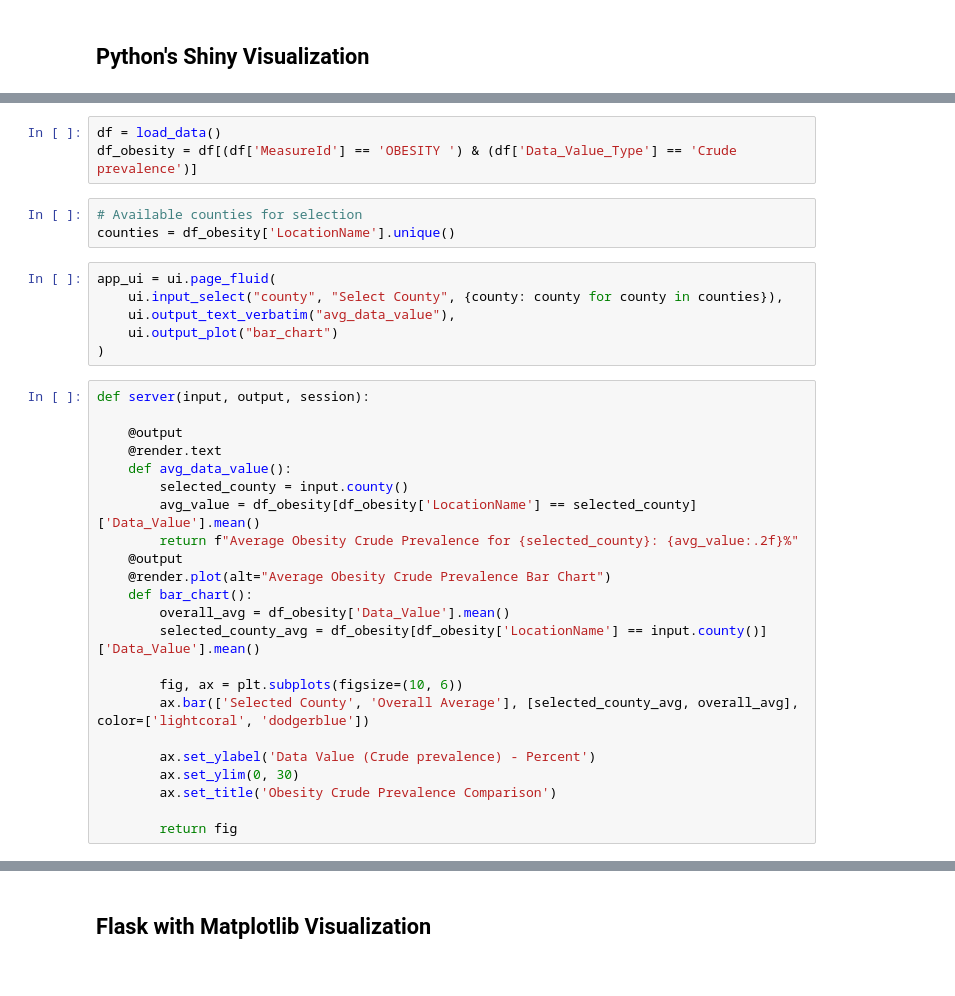
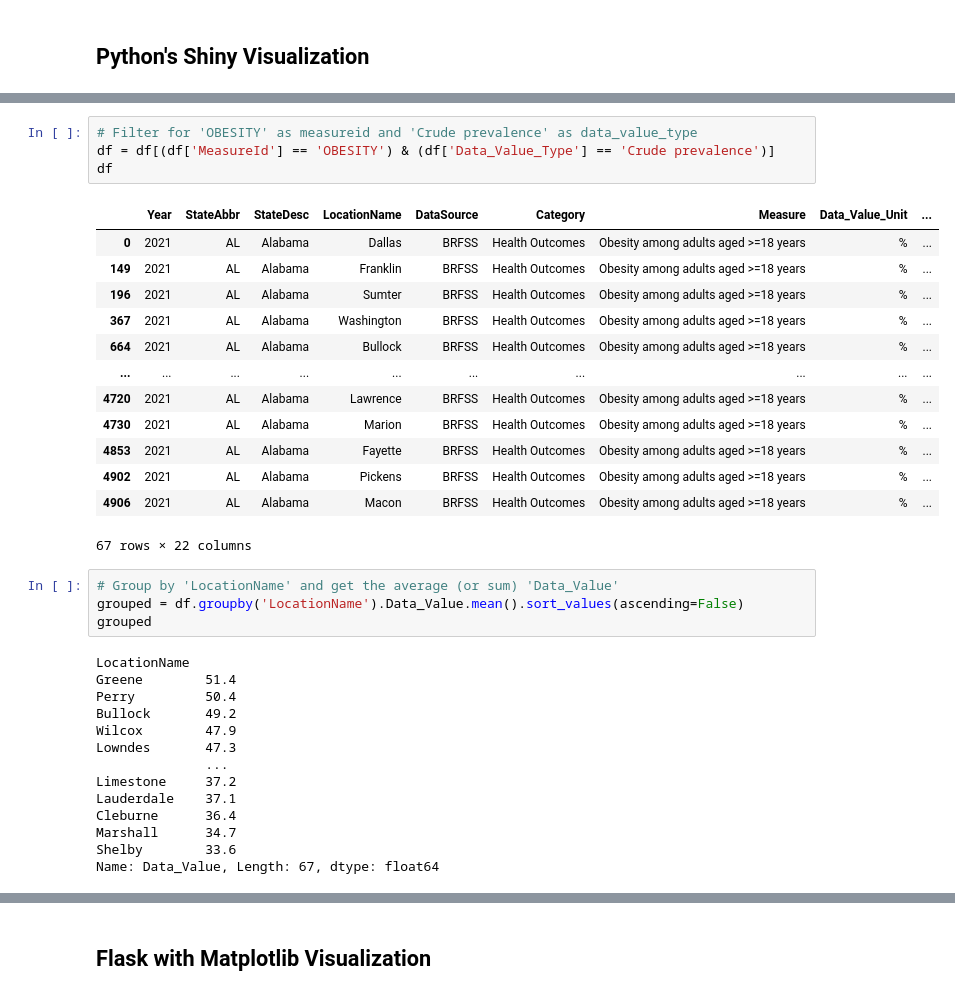
Before and after one commit to Alyssasorensen/datasci_4_web_viz, a Jupyter notebook: datasci_4_web_viz.ipynb, the cells around one changed output, grey strips where cells are left out. Drawn from its saved outputs; the diff is of its cells as text.

```diff
--- a/datasci_4_web_viz.ipynb
+++ b/datasci_4_web_viz.ipynb
@@ -36,35 +82,36 @@ def load_data():
 # %%
-df = load_data()
-df_obesity = df[(df['MeasureId'] == 'OBESITY ') & (df['Data_Value_Type'] == 'Crude prevalence')]
+# Filter for 'OBESITY' as measureid and 'Crude prevalence' as data_value_type
+df = df[(df['MeasureId'] == 'OBESITY') & (df['Data_Value_Type'] == 'Crude prevalence')]
+df
+# %% [output]
+|  | Year | StateAbbr | StateDesc | LocationName | DataSource | Category | Measure | Data_Value_Unit | ... |
+| 0 | 2021 | AL | Alabama | Dallas | BRFSS | Health Outcomes | Obesity among adults aged >=18 years | % | ... |
+| 149 | 2021 | AL | Alabama | Franklin | BRFSS | Health Outcomes | Obesity among adults aged >=18 years | % | ... |
+| 196 | 2021 | AL | Alabama | Sumter | BRFSS | Health Outcomes | Obesity among adults aged >=18 years | % | ... |
+| 367 | 2021 | AL | Alabama | Washington | BRFSS | Health Outcomes | Obesity among adults aged >=18 years | % | ... |
+| 664 | 2021 | AL | Alabama | Bullock | BRFSS | Health Outcomes | Obesity among adults aged >=18 years | % | ... |
+| ... | ... | ... | ... | ... | ... | ... | ... | ... | ... |
+| 4720 | 2021 | AL | Alabama | Lawrence | BRFSS | Health Outcomes | Obesity among adults aged >=18 years | % | ... |
+| 4730 | 2021 | AL | Alabama | Marion | BRFSS | Health Outcomes | Obesity among adults aged >=18 years | % | ... |
+| 4853 | 2021 | AL | Alabama | Fayette | BRFSS | Health Outcomes | Obesity among adults aged >=18 years | % | ... |
+| 4902 | 2021 | AL | Alabama | Pickens | BRFSS | Health Outcomes | Obesity among adults aged >=18 years | % | ... |
+| 4906 | 2021 | AL | Alabama | Macon | BRFSS | Health Outcomes | Obesity among adults aged >=18 years | % | ... |
+67 rows × 22 columns
-# %%
-# Available counties for selection
-counties = df_obesity['LocationName'].unique()
-# %%
-app_ui = ui.page_fluid(
-    ui.input_select("county", "Select County", {county: county for county in counties}),
-    ui.output_text_verbatim("avg_data_value"),
-    ui.output_plot("bar_chart")
-)
-# %%
-def server(input, output, session):
-
-    @output
-    @render.text
-    def avg_data_value():
-        selected_county = input.county()
-        avg_value = df_obesity[df_obesity['LocationName'] == selected_county]['Data_Value'].mean()
-        return f"Average Obesity Crude Prevalence for {selected_county}: {avg_value:.2f}%"
-    @output
-    @render.plot(alt="Average Obesity Crude Prevalence Bar Chart")
-    def bar_chart():
-        overall_avg = df_obesity['Data_Value'].mean()
-        selected_county_avg = df_obesity[df_obesity['LocationName'] == input.county()]['Data_Value'].mean()
-
-        fig, ax = plt.subplots(figsize=(10, 6))
-        ax.bar(['Selected County', 'Overall Average'], [selected_county_avg, overall_avg], color=['lightcoral', 'dodgerblue'])
-
-        ax.set_ylabel('Data Value (Crude prevalence) - Percent')
-        ax.set_ylim(0, 30)
-        ax.set_title('Obesity Crude Prevalence Comparison')
-
-        return fig
+# %%
+# Group by 'LocationName' and get the average (or sum) 'Data_Value'
+grouped = df.groupby('LocationName').Data_Value.mean().sort_values(ascending=False)
+grouped
+# %% [output]
+LocationName
+Greene        51.4
+Perry         50.4
+Bullock       49.2
+Wilcox        47.9
+Lowndes       47.3
+              ...
+Limestone     37.2
+Lauderdale    37.1
+Cleburne      36.4
+Marshall      34.7
+Shelby        33.6
+Name: Data_Value, Length: 67, dtype: float64
```
Also changed, not shown: parts of 9 cells of this notebook.
